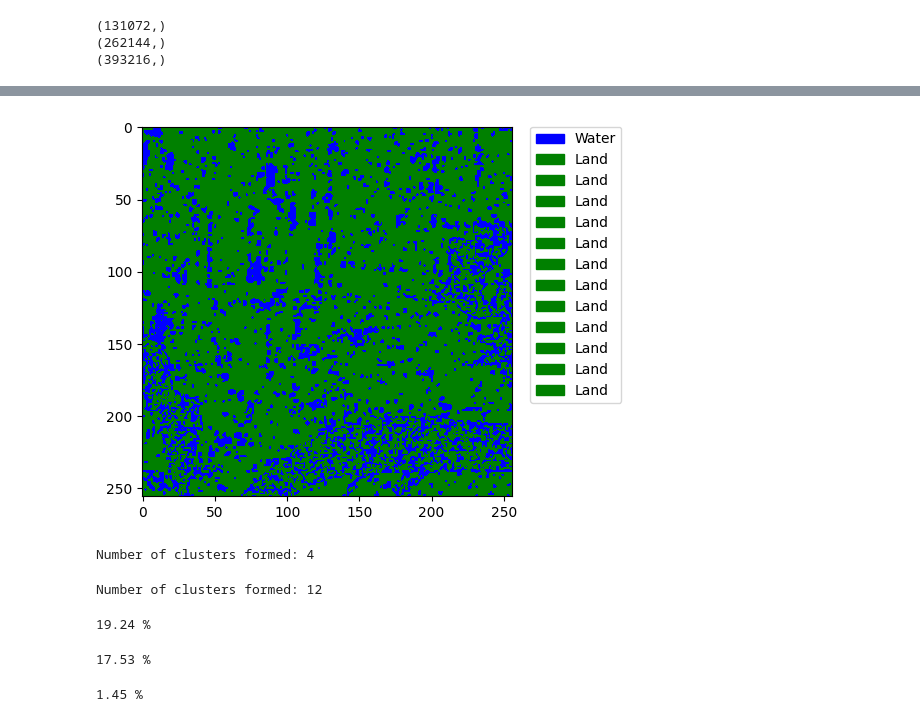
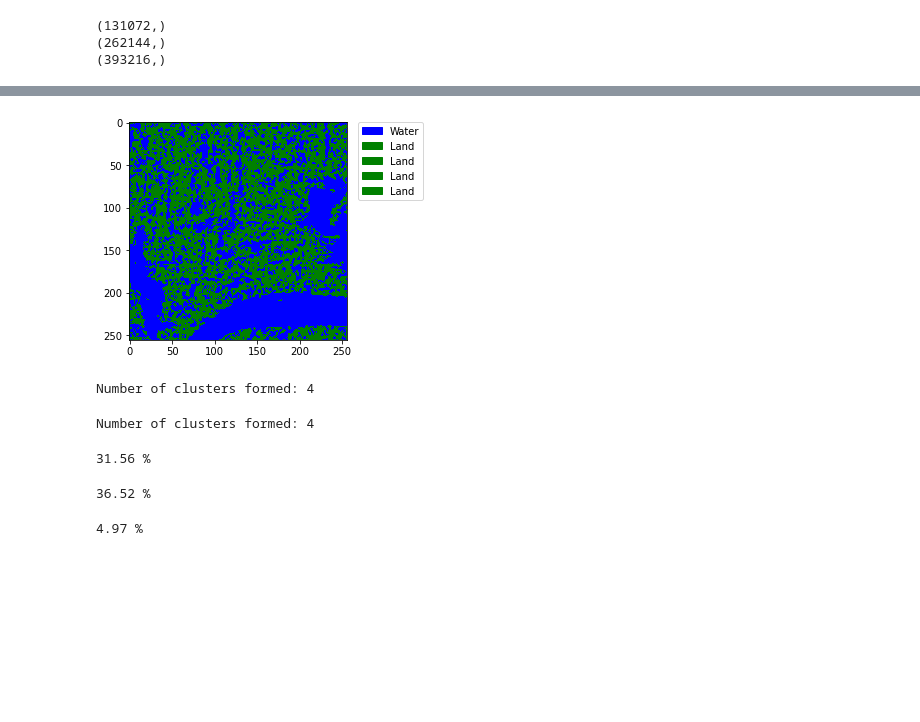
Before and after one commit to Sparsh1101/FDAP, a Jupyter notebook: LY Project DBScan.ipynb, the cells around one changed output, grey strips where cells are left out. Saved outputs shown, nothing was run; the diff lists cells and outputs as text; code cells hidden in the pictures; blank space fills up the shorter version.

Commit message:
dbscan tuning updated

```diff
--- a/LY Project DBScan.ipynb
+++ b/LY Project DBScan.ipynb
@@ -29,7 +29,7 @@ def plot_image(plt_img):
   plt.show()
 # %%
 # Running the DBSCAN Algorithm
-dbscan_model = DBSCAN(eps=0.057694701, min_samples=40)
+dbscan_model = DBSCAN(eps=0.04266808558841322, min_samples=50)
 scaler = StandardScaler()
 all_images=[]
 first = True
@@ -131,26 +131,26 @@ plt.show()
 # %%
 # Visualizing the clusters formed for post-flood image
 
 plt.figure()
 
-custom = colo.ListedColormap(["blue"] + ["green"]*12)
+custom = colo.ListedColormap(["blue"] + ["green"]*4)
 
 im_after = plt.imshow(dbscan_after_labels_reshaped, cmap = custom)
 
 values = np.unique(dbscan_after_labels_reshaped.ravel())
 
 # Getting the colors of the values, according to the colormap used by imshow
 colors = [im_after.cmap(im_after.norm(value)) for value in values]
 
 # Creating a patch (proxy artist) for every color
-labels = ["Water"]+["Land"]*12
+labels = ["Water"]+["Land"]*4
 patches = [ mpatches.Patch(color=colors[i], label=labels[i]) for i in range(len(values)) ]
 # Putting those patched as legend-handles into the legend
 plt.legend(handles=patches, bbox_to_anchor=(1.05, 1), loc=2, borderaxespad=0.)
 
 plt.show()
 # %% [output]
-[figure, old version]
+[figure, new version]
 # %%
 unique_labels = np.unique(dbscan_before_labels_reshaped)
 num_clusters = len(unique_labels) - 1  # subtract 1 to account for the noise points
@@ -162,7 +162,7 @@ unique_labels = np.unique(dbscan_after_labels_reshaped)
 num_clusters = len(unique_labels) - 1  # subtract 1 to account for the noise points
 print("Number of clusters formed:", num_clusters)
 # %% [output]
-Number of clusters formed: 12
+Number of clusters formed: 4
 # %%
 # Calculating water percentage for before image
 
@@ -171,7 +171,7 @@ key_before, val_before = arr_before
 water_before = val_before[0]/(sum(val_before)) * 100
 print("%.2f" %water_before, "%")
 # %% [output]
-19.24 %
+31.56 %
 # %%
 # Calculating water percentage for after image
 arr_after = np.unique(dbscan_after_labels_reshaped, return_counts=True)
@@ -179,14 +179,14 @@ key_after, val_after = arr_after
 water_after = val_after[0]/(sum(val_after)) * 100
 print("%.2f" %water_after, "%")
 # %% [output]
-17.53 %
+36.52 %
 # %%
 # Calculating Flood Increase
 
 flood_increase = water_after - water_before
 print("%.2f" %flood_increase, "%")
 # %% [output]
-1.45 %
+4.97 %
 # %%
 # Calculating silhouette score for comparision
 
```
Also changed, not shown: parts of 4 cells of this notebook, 2 other files.
